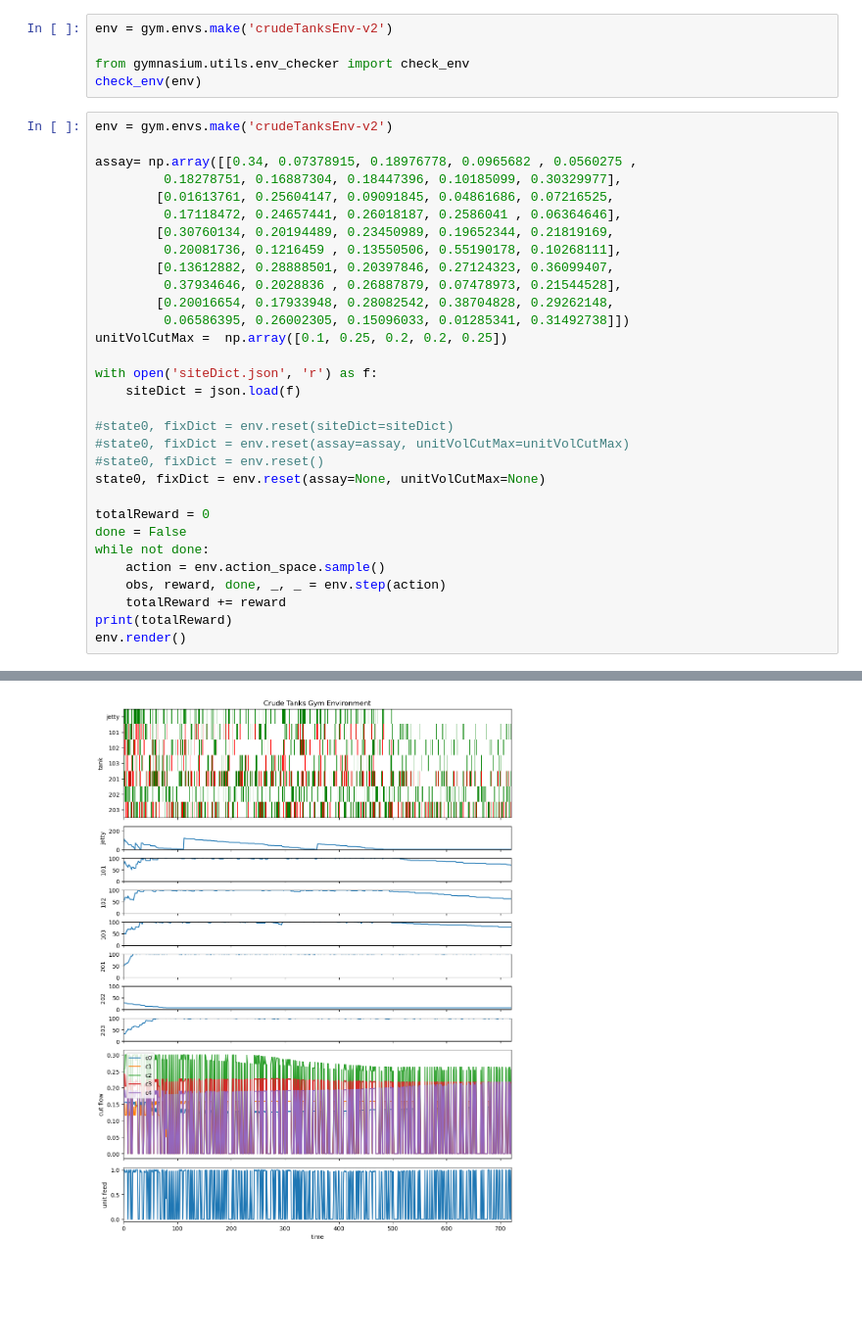
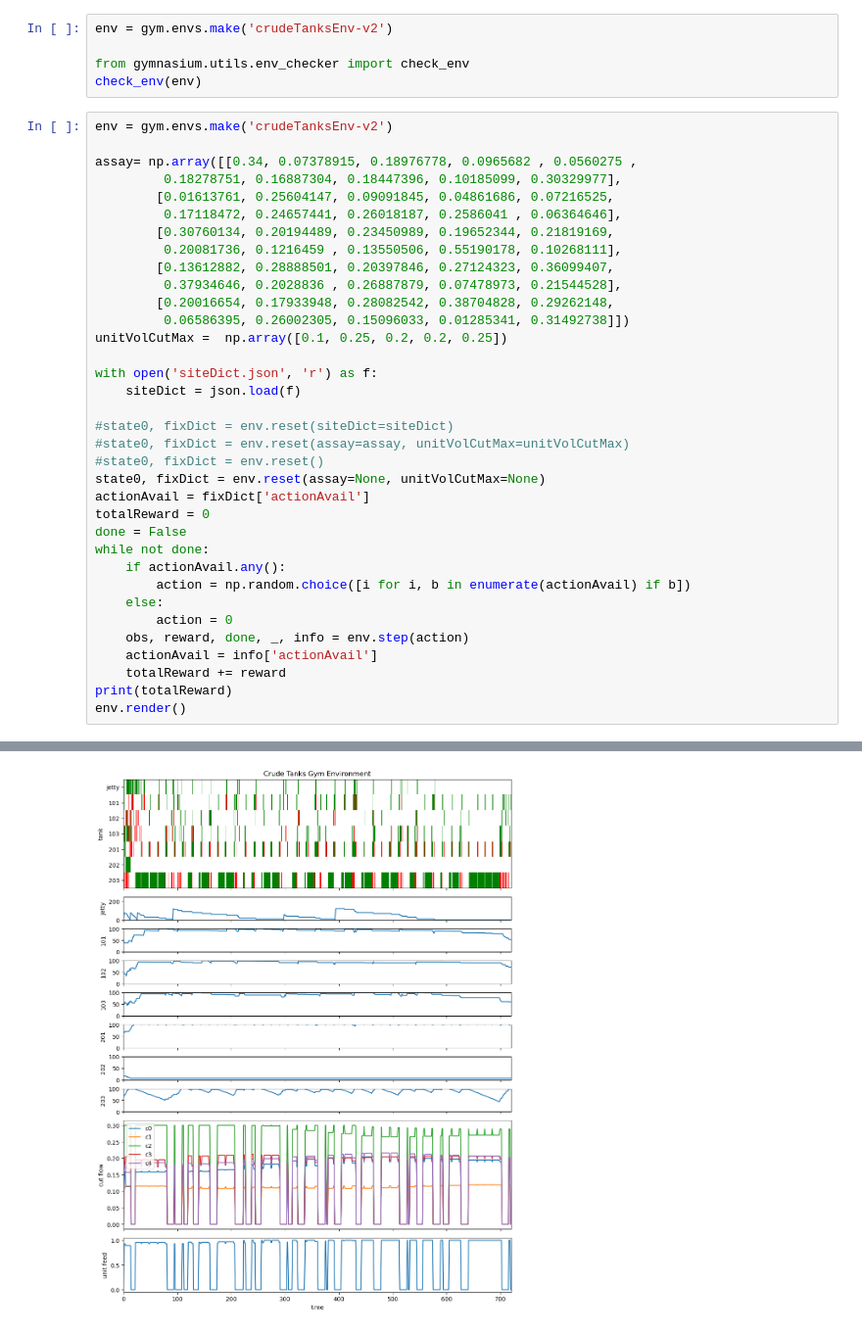
Before and after one commit to BaltiBoix/Scheduling, a Jupyter notebook: tankEnv.ipynb, the cells around one changed output, grey strips where cells are left out. Shown at 98% size. Drawn from its saved outputs; the diff is of its cells as text; blank space fills up the shorter version.

Commit message:
correct random sched

```diff
--- a/tankEnv.ipynb
+++ b/tankEnv.ipynb
@@ -894,12 +896,16 @@ with open('siteDict.json', 'r') as f:
 #state0, fixDict = env.reset(assay=assay, unitVolCutMax=unitVolCutMax)
 #state0, fixDict = env.reset()
 state0, fixDict = env.reset(assay=None, unitVolCutMax=None)
-
+actionAvail = fixDict['actionAvail']
 totalReward = 0
 done = False
 while not done:
-    action = env.action_space.sample()
-    obs, reward, done, _, _ = env.step(action)
+    if actionAvail.any():
+        action = np.random.choice([i for i, b in enumerate(actionAvail) if b])
+    else:
+        action = 0
+    obs, reward, done, _, info = env.step(action)
+    actionAvail = info['actionAvail']
     totalReward += reward
 print(totalReward)
 env.render()
@@ -908,4 +914,4 @@ env.render()
-[figure, old version]
+[figure, new version]
 # %%
 env.reset()
 # env.S.toDict()
```
Also changed, not shown: parts of 8 cells of this notebook, 3 other files.
